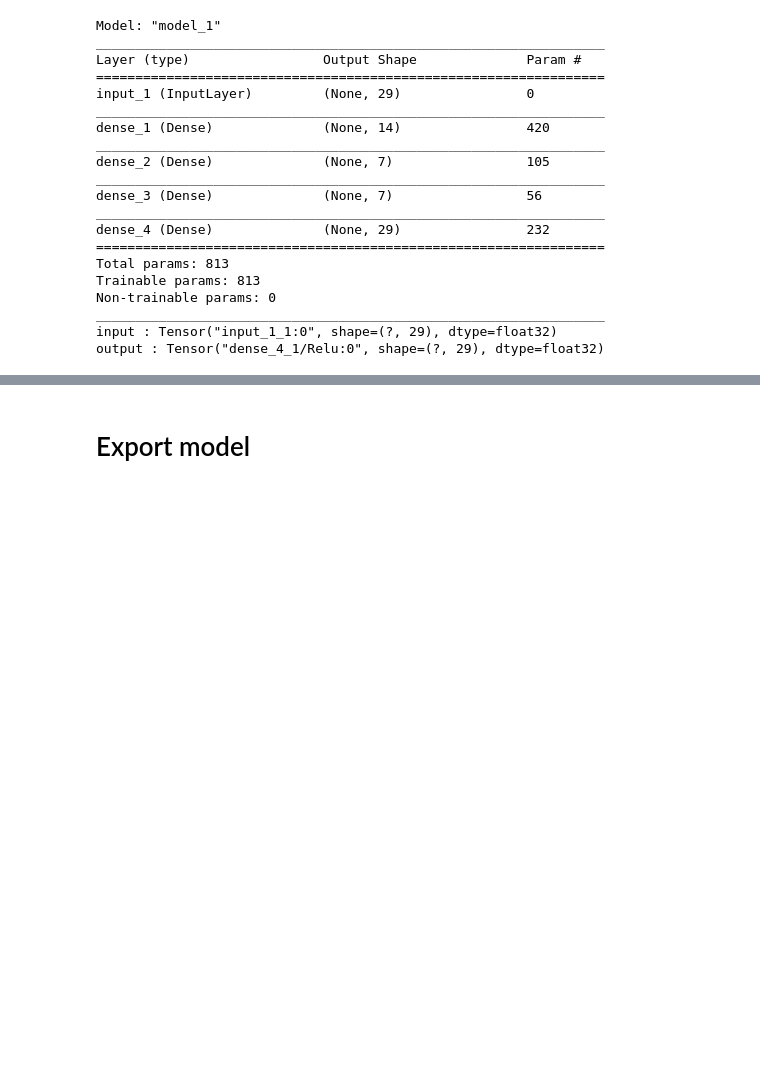
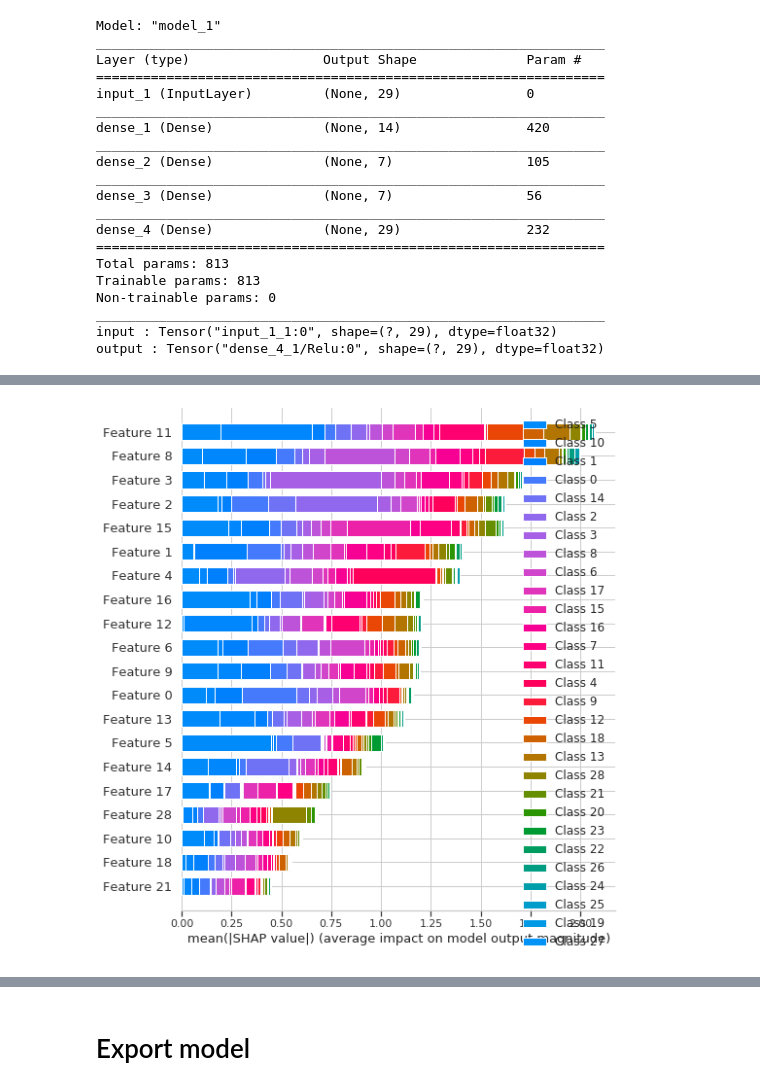
Before and after one commit to changhiskhan/seldoncloudflow, a Jupyter notebook: frauddetector/python/FraudDetection.ipynb, the cells around one changed output, grey strips where cells are left out. Cells and saved outputs as stored; diff of their text form; code cells hidden in the pictures; blank space fills up the shorter version.

```diff
--- a/frauddetector/python/FraudDetection.ipynb
+++ b/frauddetector/python/FraudDetection.ipynb
@@ -474,0 +478,9 @@ output : Tensor("dense_4_1/Relu:0", shape=(?, 29), dtype=float32)
+# %%
+from alibi.explainers import KernelShap
+import shap
+
+predict_fn = lambda x: autoencoder.predict(x)
+featurenames = ['V1','V2','V3','V4','V5','V6','V7','V8','V9','V10','V11','V12','V13','V14','V15','V16','V17','V18','V19','V20','V21','V22','V23','V24','V25','V26','V27','V28','Amount']
+explainer = KernelShap(predict_fn, feature_names=featurenames)
+condenseddata = shap.sample(X_test, 100)
+explainer.fit(condenseddata)
@@ -474,0 +541,3 @@ output : Tensor("dense_4_1/Relu:0", shape=(?, 29), dtype=float32)
+# %%
+kernelexplainer = shap.KernelExplainer(predict_fn,condenseddata)
+shap_predictions = kernelexplainer.shap_values(condenseddata)
@@ -474,0 +570,5 @@ output : Tensor("dense_4_1/Relu:0", shape=(?, 29), dtype=float32)
+# %%
+# plot shows the positive and negative relationships of the predictors with the target variable
+shap.summary_plot(shap_predictions, condenseddata, feature_names=featurenames, max_display=20, plot_type='bar')
+# %% [output]
+[figure, added]
```
Also changed, not shown: parts of 29 cells of this notebook, 2 other files.
